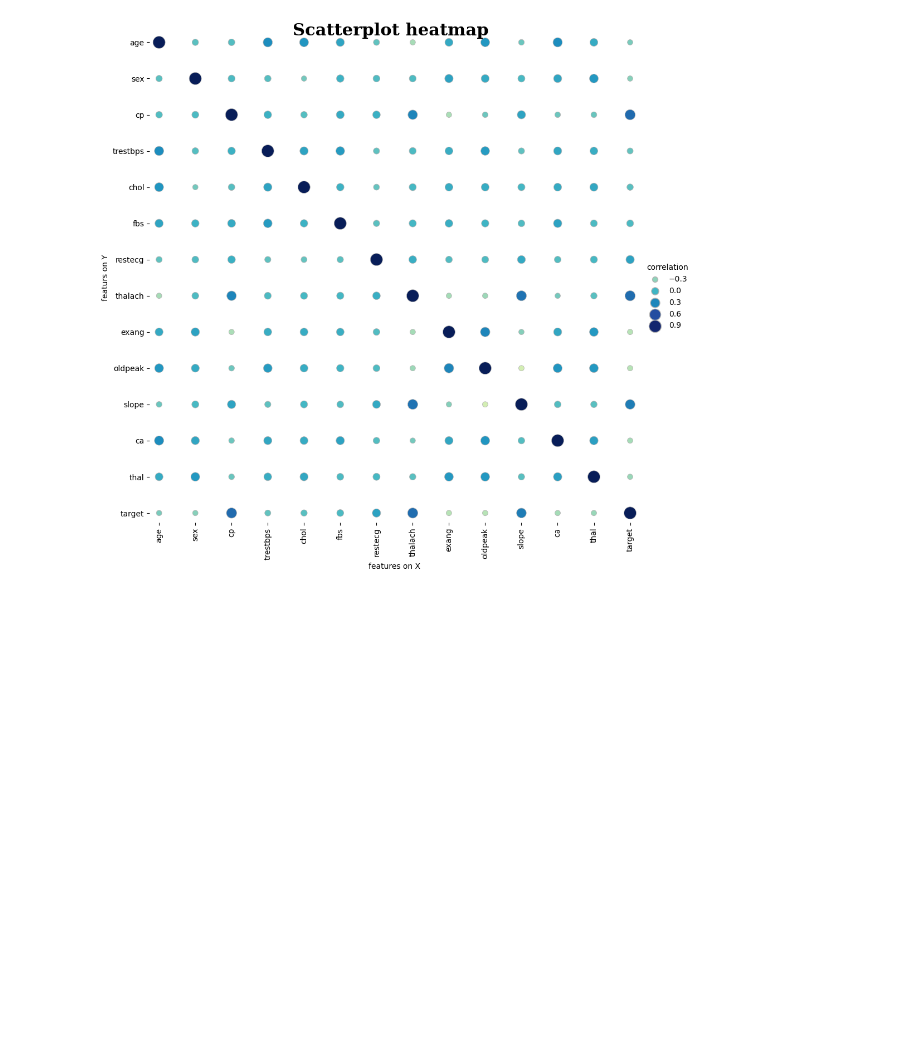
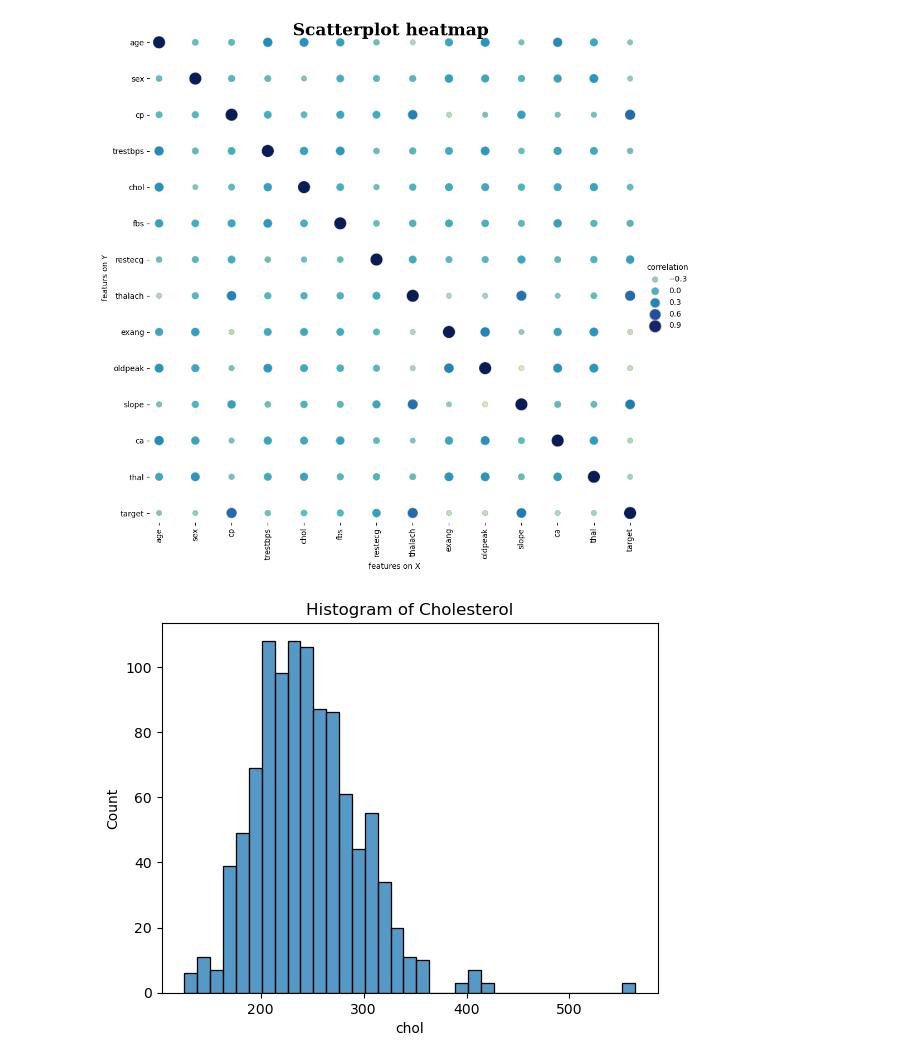
Before and after one commit to FirstNet-Systems-UK/Heart-Disease-Prediction-Model, a Jupyter notebook: heart-disease-prediction.ipynb, the cells around one changed output. Cells and saved outputs as stored; diff of their text form; code cells hidden in the pictures; blank space fills up the shorter version.

Commit message:
All the plottings are done

```diff
--- a/heart-disease-prediction.ipynb
+++ b/heart-disease-prediction.ipynb
@@ -222,3 +220,10 @@ plt.show()
 # %% [output]
 <Figure size 1200x1200 with 0 Axes>
 [figure]
+# %%
+
+sns.histplot(data=train, x='chol')
+plt.title('Histogram of Cholesterol')
+plt.show()
+# %% [output]
+[figure, added]
```
Also changed, not shown: parts of 6 cells of this notebook.
